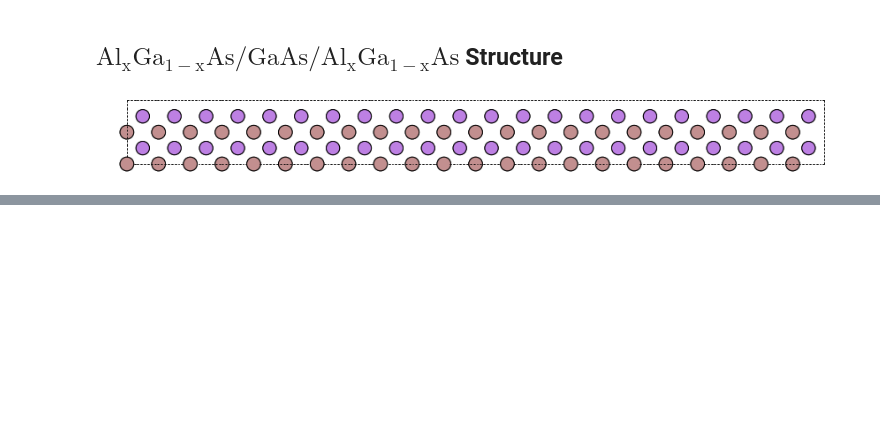
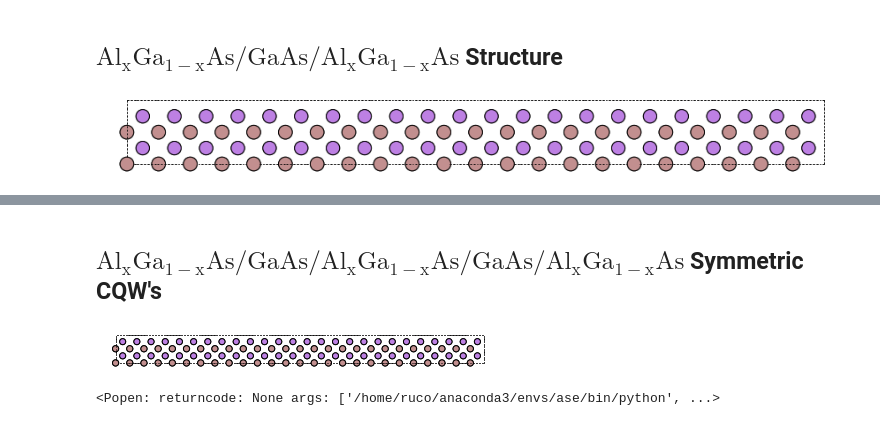
Before and after one commit to RUCO13/ruco-phd-project, a Jupyter notebook: phd-codes/symmetry/symmetry-over-structures.ipynb, the cells around one changed output, grey strips where cells are left out. Saved outputs shown, nothing was run; the diff lists cells and outputs as text; code cells hidden in the pictures; blank space fills up the shorter version.

```diff
--- a/phd-codes/symmetry/symmetry-over-structures.ipynb
+++ b/phd-codes/symmetry/symmetry-over-structures.ipynb
@@ -127,0 +73,27 @@ check_symmetry(algaas)
+# %% [markdown]
+## $\displaystyle\mathrm{Al_{x}Ga_{1-x}As/GaAs/Al_{x}Ga_{1-x}As/GaAs/Al_{x}Ga_{1-x}As}$ Symmetric CQW's
+# %%
+a = 5.628  # Lattice parameter
+GaAs = crystal(['Ga','As'],
+                basis=[(0,0,0),(0.25,0.25,0.25)],
+                spacegroup=216,
+                cellpar=[a,a,a,90,90,90]
+              )
+bp = GaAs.cell.bandpath()
+path = GaAs.cell.bandpath()
+scqws =GaAs
+scqws.pbc = (False, False, True)
+#atoms.center(vacuum=1.0, axis=2)
+scqws *=(2,1,13)
+plt.figure(figsize=(7,5))
+ax0 = plot_atoms(scqws,
+           radii=0.5,
+           rotation='0x,90y,0z',
+            )
+ax0.set_axis_off()
+# %% [output]
+[figure, added]
+# %%
+view(scqws)
+# %% [output]
+<Popen: returncode: None args: ['/home/ruco/anaconda3/envs/ase/bin/python', ...>
```
Also changed, not shown: parts of 18 cells of this notebook, 4 other files.
